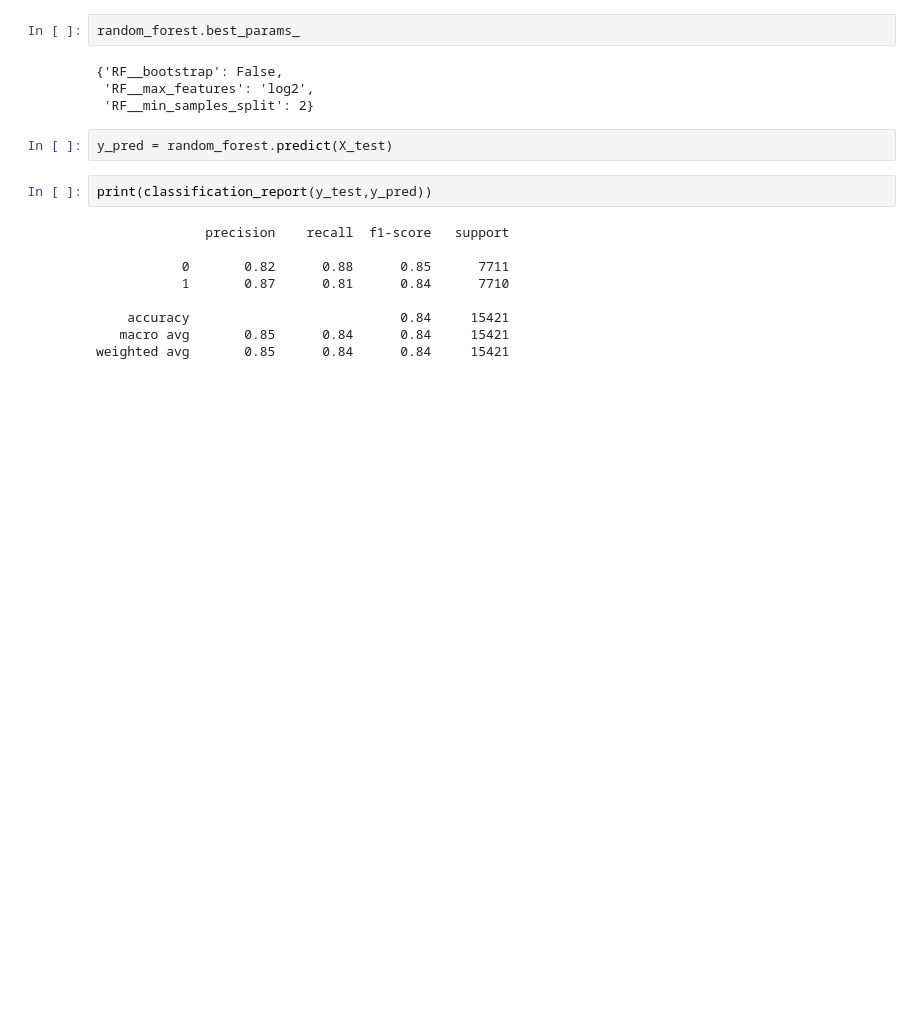
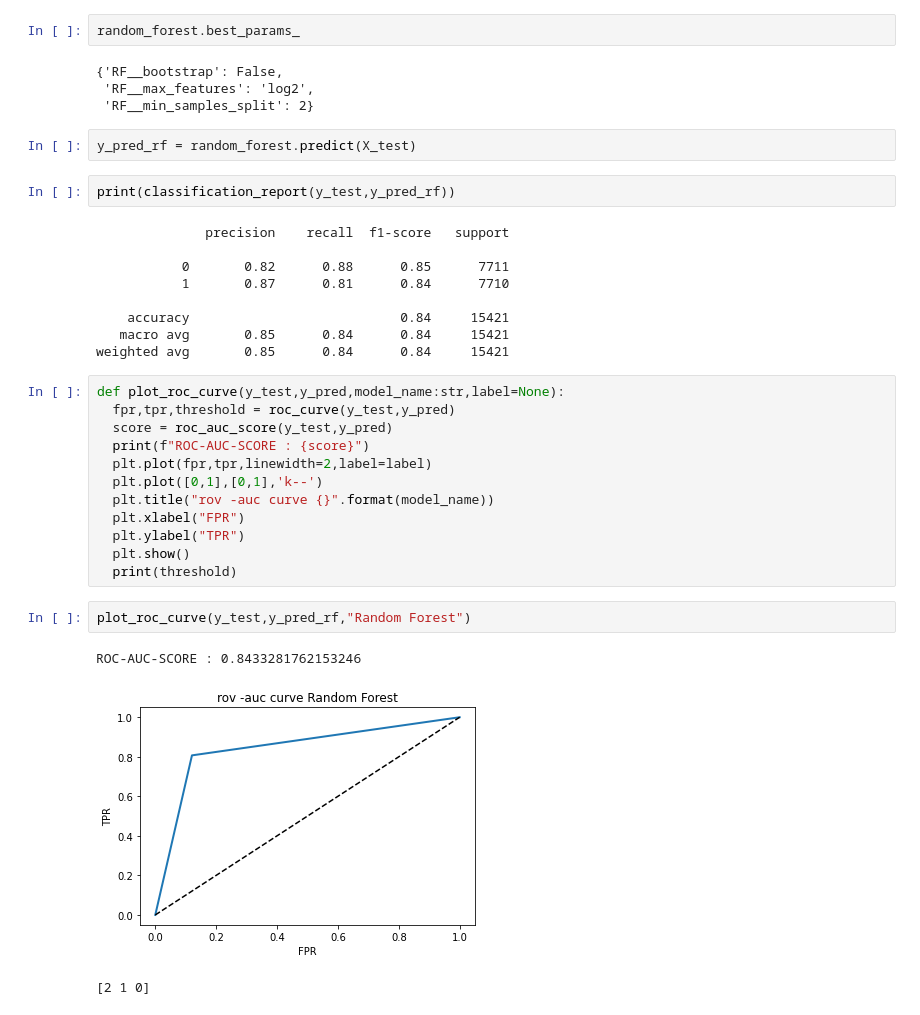
Before and after one commit to AyushSonuu/credit-card-default-ML-classification-capstone, a Jupyter notebook: Copy_of_Credit_Card_Default_Prediction_Capstone_Project.ipynb, the cells around one changed output. Drawn from its saved outputs; the diff is of its cells as text; blank space fills up the shorter version.

```diff
--- a/Copy_of_Credit_Card_Default_Prediction_Capstone_Project.ipynb
+++ b/Copy_of_Credit_Card_Default_Prediction_Capstone_Project.ipynb
@@ -715,9 +717,9 @@ random_forest.best_params_
  'RF__max_features': 'log2',
  'RF__min_samples_split': 2}
 # %%
-y_pred = random_forest.predict(X_test)
+y_pred_rf = random_forest.predict(X_test)
 # %%
-print(classification_report(y_test,y_pred))
+print(classification_report(y_test,y_pred_rf))
 # %% [output]
               precision    recall  f1-score   support
 
@@ -727,3 +729,21 @@ print(classification_report(y_test,y_pred))
     accuracy                           0.84     15421
    macro avg       0.85      0.84      0.84     15421
 weighted avg       0.85      0.84      0.84     15421
+# %%
+def plot_roc_curve(y_test,y_pred,model_name:str,label=None):
+  fpr,tpr,threshold = roc_curve(y_test,y_pred)
+  score = roc_auc_score(y_test,y_pred)
+  print(f"ROC-AUC-SCORE : {score}")
+  plt.plot(fpr,tpr,linewidth=2,label=label)
+  plt.plot([0,1],[0,1],'k--')
+  plt.title("rov -auc curve {}".format(model_name))
+  plt.xlabel("FPR")
+  plt.ylabel("TPR")
+  plt.show()
+  print(threshold)
+# %%
+plot_roc_curve(y_test,y_pred_rf,"Random Forest")
+# %% [output]
+ROC-AUC-SCORE : 0.8433281762153246
+[figure, added]
+[2 1 0]
```
Also changed, not shown: parts of 11 cells of this notebook.
